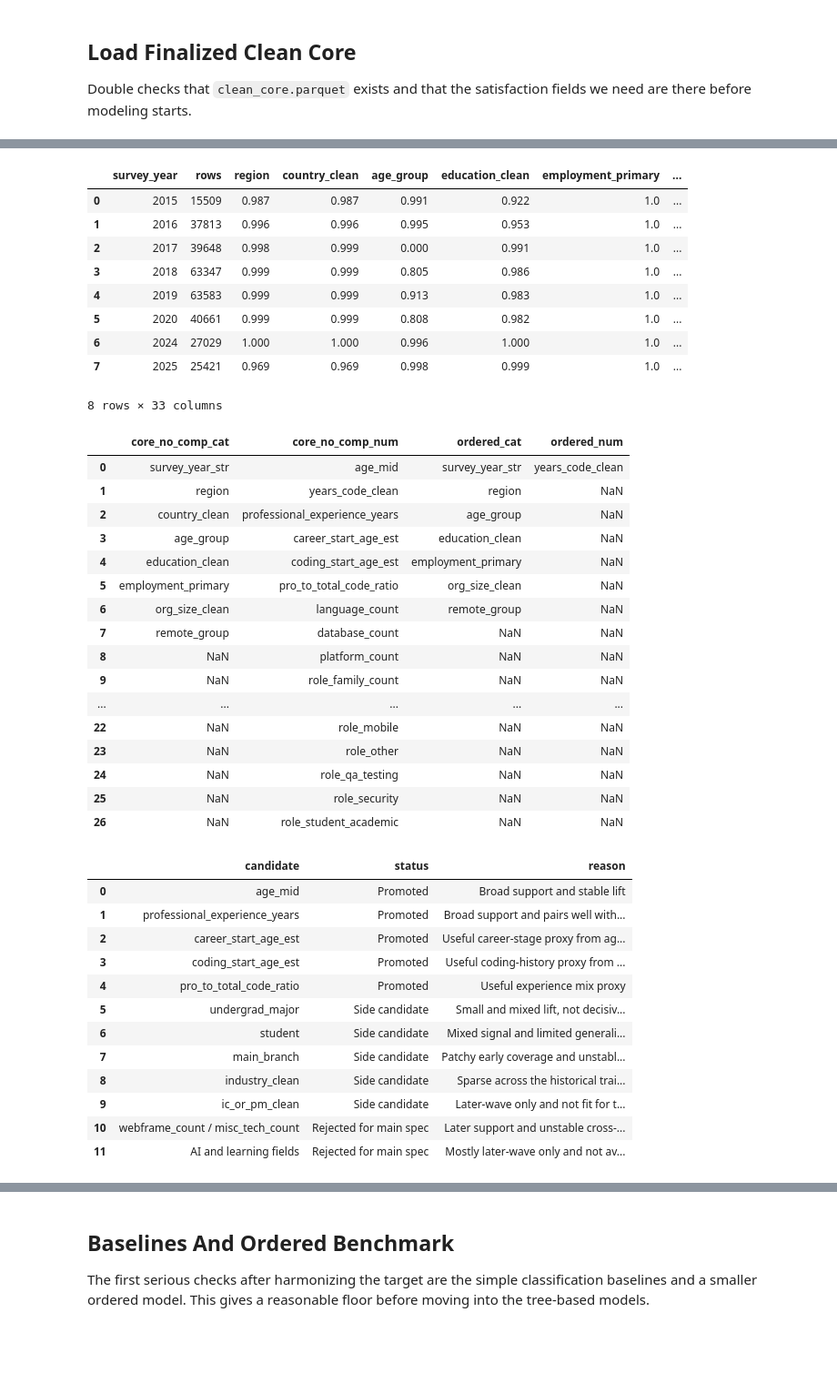
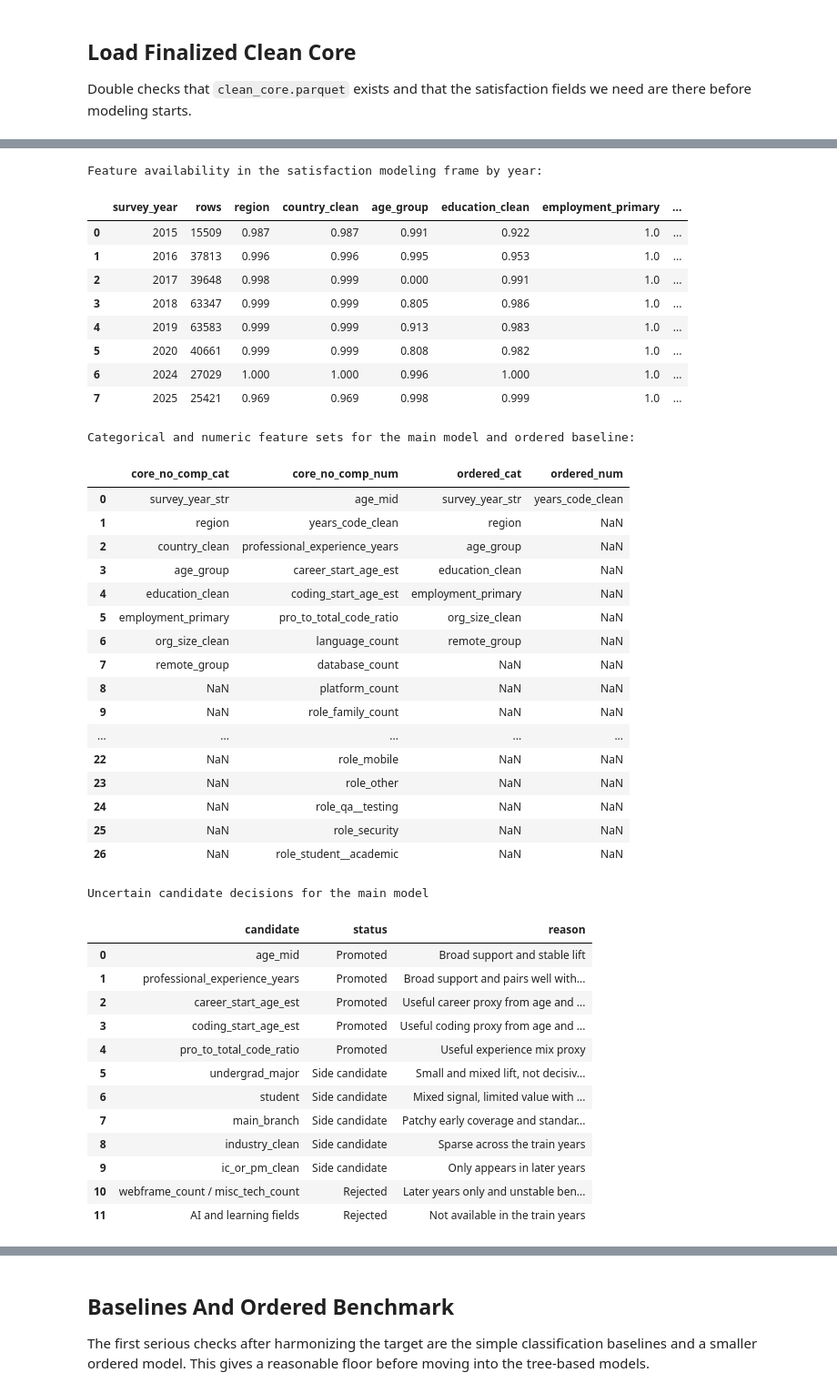
Before and after one commit to Jdrice72901/DSBA-6211-Stack-overflow-Survey-Analysis, a Jupyter notebook: notebooks/modeling_sat_v2.ipynb, the cells around one changed output, grey strips where cells are left out. Shown at 91% size. Saved outputs shown, nothing was run; the diff lists cells and outputs as text; code cells hidden in the pictures; blank space fills up the shorter version.

```diff
--- a/notebooks/modeling_sat_v2.ipynb
+++ b/notebooks/modeling_sat_v2.ipynb
@@ -133,10 +223,9 @@ SAT_BASELINE_GROUP_SETS = [
 
 Double checks that `clean_core.parquet` exists and that the satisfaction fields we need are there before modeling starts.
 # %%
-# Load the cleaned respondent table and make sure the satisfaction fields we need are here
+# Load the cleaned respondent table and validate the columns needed
 CLEAN_PATH = ROOT / 'data' / 'derived' / 'clean_core.parquet'
-
-clean_core = comp_clean.load_clean_core(CLEAN_PATH)
+clean_core = pd.read_parquet(CLEAN_PATH).copy()
 
 required_cols = {
     'survey_year',
@@ -148,20 +237,20 @@ required_cols = {
     'is_independent',
     'region',
     'country_clean',
-    'age_group',
+    'age_mid',
     'education_clean',
     'org_size_clean',
     'remote_group',
     'years_code_clean',
-    'language_count',
-    'database_count',
-    'platform_count',
-    'role_family_count',
-    'log_comp_real_2025'
+    'language',
+    'database',
+    'platform',
+    'comp_real_2025'
 }
 missing_cols = sorted(required_cols - set(clean_core.columns))
 assert not missing_cols, f'Missing required columns: {missing_cols}'
 
+# Keep string columns consistently nullable for the later prep steps
 string_cols = clean_core.select_dtypes(include='string').columns
 clean_core[string_cols] = clean_core[string_cols].fillna(pd.NA)
 
@@ -463,5 +617,5 @@ The main task should use every year where the target can be defended on the same
 # %%
-# Check feature coverage in the final satisfaction window before freezing the main spec
+# Check feature coverage in the final satisfaction window before locking model
 availability_cols = [
     'region',
     'country_clean',
@@ -495,7 +649,18 @@ availability_cols = [
     'ai_sent',
     'log_comp_real_2025'
 ]
-availability_table = feature_availability_by_year(sat_df, availability_cols)
+
+# Check coverage of key features across each year to determine what is usable
+availability_rows = []
+for year in sorted(sat_df['survey_year'].unique()):
+    sub = sat_df.loc[sat_df['survey_year'].eq(year)].copy()
+    row = {'survey_year': year, 'rows': len(sub)}
+    for col in availability_cols:
+        row[col] = round(float(sub[col].notna().mean()), 3) if col in sub.columns else np.nan
+    availability_rows.append(row)
+availability_table = pd.DataFrame(availability_rows)
+
+print("Feature availability in the satisfaction modeling frame by year:")
 display(availability_table)
 
 feature_view = pd.DataFrame({
@@ -504,62 +669,67 @@ feature_view = pd.DataFrame({
     'ordered_cat': pd.Series(ordered_cat),
     'ordered_num': pd.Series(ordered_num)
 })
+
+print("\nCategorical and numeric feature sets for the main model and ordered baseline:")
 display(feature_view)
 
+print("\nUncertain candidate decisions for the main model")
 candidate_pool = pd.DataFrame([
     {'candidate': 'age_mid', 'status': 'Promoted', 'reason': 'Broad support and stable lift'},
-    {'candidate': 'professional_experience_years', 'status': 'Promoted', 'reason': 'Broad support and pairs well with age-derived features'},
-    {'candidate': 'career_start_age_est', 'status': 'Promoted', 'reason': 'Useful career-stage proxy from age and experience'},
-    {'candidate': 'coding_start_age_est', 'status': 'Promoted', 'reason': 'Useful coding-history proxy from age and years coding'},
+    {'candidate': 'professional_experience_years', 'status': 'Promoted', 'reason': 'Broad support and pairs well with age features'},
+    {'candidate': 'career_start_age_est', 'status': 'Promoted', 'reason': 'Useful career proxy from age and experience'},
+    {'candidate': 'coding_start_age_est', 'status': 'Promoted', 'reason': 'Useful coding proxy from age and years coding'},
     {'candidate': 'pro_to_total_code_ratio', 'status': 'Promoted', 'reason': 'Useful experience mix proxy'},
     {'candidate': 'undergrad_major', 'status': 'Side candidate', 'reason': 'Small and mixed lift, not decisive enough to lock in'},
-    {'candidate': 'student', 'status': 'Side candidate', 'reason': 'Mixed signal and limited generalization value once employment is modeled'},
-    {'candidate': 'main_branch', 'status': 'Side candidate', 'reason': 'Patchy early coverage and unstable rolling-origin behavior'},
-    {'candidate': 'industry_clean', 'status': 'Side candidate', 'reason': 'Sparse across the historical train years'},
-    {'candidate': 'ic_or_pm_clean', 'status': 'Side candidate', 'reason': 'Later-wave only and not fit for the canonical cross-year spec'},
-    {'candidate': 'webframe_count / misc_tech_count', 'status': 'Rejected for main spec', 'reason': 'Later support and unstable cross-year benefit'},
-    {'candidate': 'AI and learning fields', 'status': 'Rejected for main spec', 'reason': 'Mostly later-wave only and not available in the historical train window'}
+    {'candidate': 'student', 'status': 'Side candidate', 'reason': 'Mixed signal, limited value with employed population'},
+    {'candidate': 'main_branch', 'status': 'Side candidate', 'reason': 'Patchy early coverage and standardization'},
+    {'candidate': 'industry_clean', 'status': 'Side candidate', 'reason': 'Sparse across the train years'},
+    {'candidate': 'ic_or_pm_clean', 'status': 'Side candidate', 'reason': 'Only appears in later years'},
+    {'candidate': 'webframe_count / misc_tech_count', 'status': 'Rejected', 'reason': 'Later years only and unstable benefit'},
+    {'candidate': 'AI and learning fields', 'status': 'Rejected', 'reason': 'Not available in the train years'}
 ])
 display(candidate_pool)
 # %% [output]
+Feature availability in the satisfaction modeling frame by year:
 |  | survey_year | rows | region | country_clean | age_group | education_clean | employment_primary | ... |
 | 0 | 2015 | 15509 | 0.987 | 0.987 | 0.991 | 0.922 | 1.0 | ... |
 | 1 | 2016 | 37813 | 0.996 | 0.996 | 0.995 | 0.953 | 1.0 | ... |
 | 2 | 2017 | 39648 | 0.998 | 0.999 | 0.000 | 0.991 | 1.0 | ... |
 | 3 | 2018 | 63347 | 0.999 | 0.999 | 0.805 | 0.986 | 1.0 | ... |
 | 4 | 2019 | 63583 | 0.999 | 0.999 | 0.913 | 0.983 | 1.0 | ... |
 | 5 | 2020 | 40661 | 0.999 | 0.999 | 0.808 | 0.982 | 1.0 | ... |
 | 6 | 2024 | 27029 | 1.000 | 1.000 | 0.996 | 1.000 | 1.0 | ... |
 | 7 | 2025 | 25421 | 0.969 | 0.969 | 0.998 | 0.999 | 1.0 | ... |
-8 rows × 33 columns
+Categorical and numeric feature sets for the main model and ordered baseline:
 |  | core_no_comp_cat | core_no_comp_num | ordered_cat | ordered_num |
 | 0 | survey_year_str | age_mid | survey_year_str | years_code_clean |
 | 1 | region | years_code_clean | region | NaN |
 | 2 | country_clean | professional_experience_years | age_group | NaN |
 | 3 | age_group | career_start_age_est | education_clean | NaN |
 | 4 | education_clean | coding_start_age_est | employment_primary | NaN |
 | 5 | employment_primary | pro_to_total_code_ratio | org_size_clean | NaN |
 | 6 | org_size_clean | language_count | remote_group | NaN |
 | 7 | remote_group | database_count | NaN | NaN |
 | 8 | NaN | platform_count | NaN | NaN |
 | 9 | NaN | role_family_count | NaN | NaN |
 | ... | ... | ... | ... | ... |
 | 22 | NaN | role_mobile | NaN | NaN |
 | 23 | NaN | role_other | NaN | NaN |
-| 24 | NaN | role_qa_testing | NaN | NaN |
+| 24 | NaN | role_qa__testing | NaN | NaN |
 | 25 | NaN | role_security | NaN | NaN |
-| 26 | NaN | role_student_academic | NaN | NaN |
+| 26 | NaN | role_student__academic | NaN | NaN |
+Uncertain candidate decisions for the main model
 |  | candidate | status | reason |
 | 0 | age_mid | Promoted | Broad support and stable lift |
 | 1 | professional_experience_years | Promoted | Broad support and pairs well with... |
-| 2 | career_start_age_est | Promoted | Useful career-stage proxy from ag... |
-| 3 | coding_start_age_est | Promoted | Useful coding-history proxy from ... |
+| 2 | career_start_age_est | Promoted | Useful career proxy from age and ... |
+| 3 | coding_start_age_est | Promoted | Useful coding proxy from age and ... |
 | 4 | pro_to_total_code_ratio | Promoted | Useful experience mix proxy |
 | 5 | undergrad_major | Side candidate | Small and mixed lift, not decisiv... |
-| 6 | student | Side candidate | Mixed signal and limited generali... |
-| 7 | main_branch | Side candidate | Patchy early coverage and unstabl... |
-| 8 | industry_clean | Side candidate | Sparse across the historical trai... |
-| 9 | ic_or_pm_clean | Side candidate | Later-wave only and not fit for t... |
-| 10 | webframe_count / misc_tech_count | Rejected for main spec | Later support and unstable cross-... |
-| 11 | AI and learning fields | Rejected for main spec | Mostly later-wave only and not av... |
+| 6 | student | Side candidate | Mixed signal, limited value with ... |
+| 7 | main_branch | Side candidate | Patchy early coverage and standar... |
+| 8 | industry_clean | Side candidate | Sparse across the train years |
+| 9 | ic_or_pm_clean | Side candidate | Only appears in later years |
+| 10 | webframe_count / misc_tech_count | Rejected | Later years only and unstable ben... |
+| 11 | AI and learning fields | Rejected | Not available in the train years |
 # %%
```
Also changed, not shown: parts of 34 cells of this notebook.
